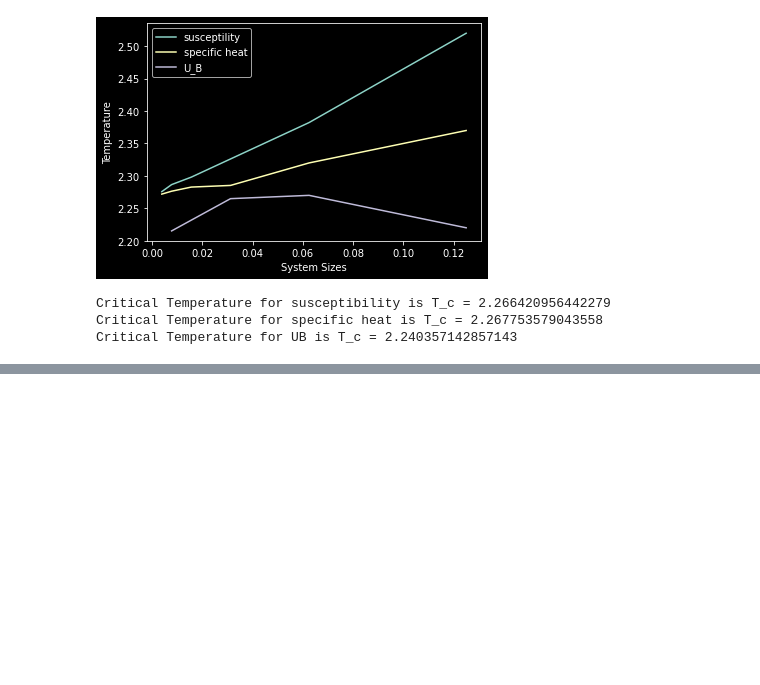
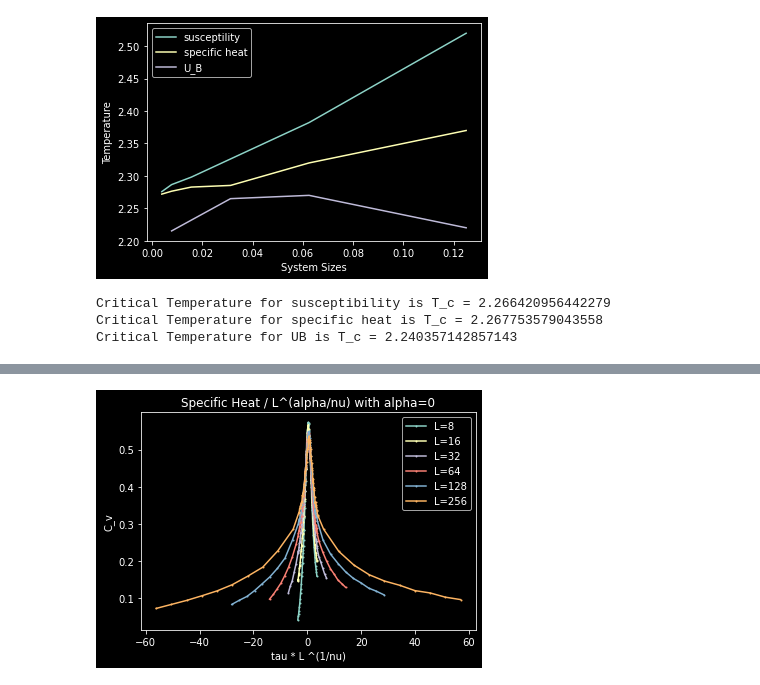
Before and after one commit to climbingfreak/compMBP, a Jupyter notebook: tutorial_03/finite_size_scaling.ipynb, the cells around one changed output, grey strips where cells are left out. Cells and saved outputs as stored; diff of their text form; code cells hidden in the pictures; blank space fills up the shorter version.

```diff
--- a/tutorial_03/finite_size_scaling.ipynb
+++ b/tutorial_03/finite_size_scaling.ipynb
@@ -145,0 +252,26 @@ Critical Temperature for UB is T_c = 2.240357142857143
+# %%
+# f) gamma
+
+alphas=np.arange(-1,1,0.2)
+alphas=np.array([0])
+
+for alpha in alphas:
+    plt.figure()
+    plt.title("Specific Heat / L^(alpha/nu) with alpha={}".format(alpha))
+
+    for L in data['Ls']:
+        taus = (data[L]['Ts'] - T_c1) / T_c1
+        C_vs = data[L]['C'][:,0]
+
+        plt.plot(taus*L**(1./NU), C_vs/(np.log(L)), "o-", markersize=1,label="L={}".format(L))
+
+    plt.legend()
+    plt.xlabel("tau * L ^(1/nu)")
+    plt.ylabel("C_v")
+
+plt.show()
+
+#Result from Plot
+ALPHA = 0
+# %% [output]
+[figure, added]
```
Also changed, not shown: parts of 4 cells of this notebook, 1 other file.
